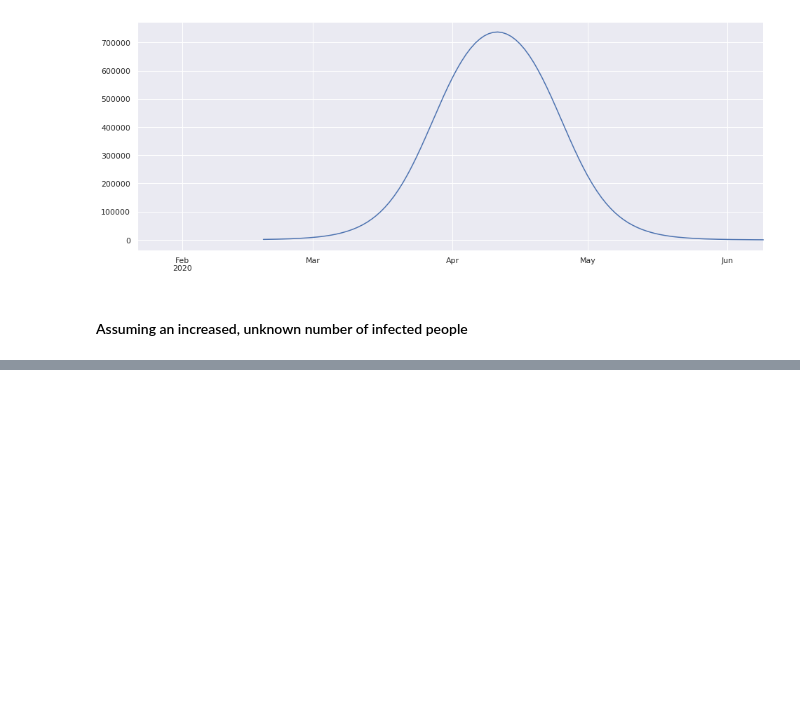
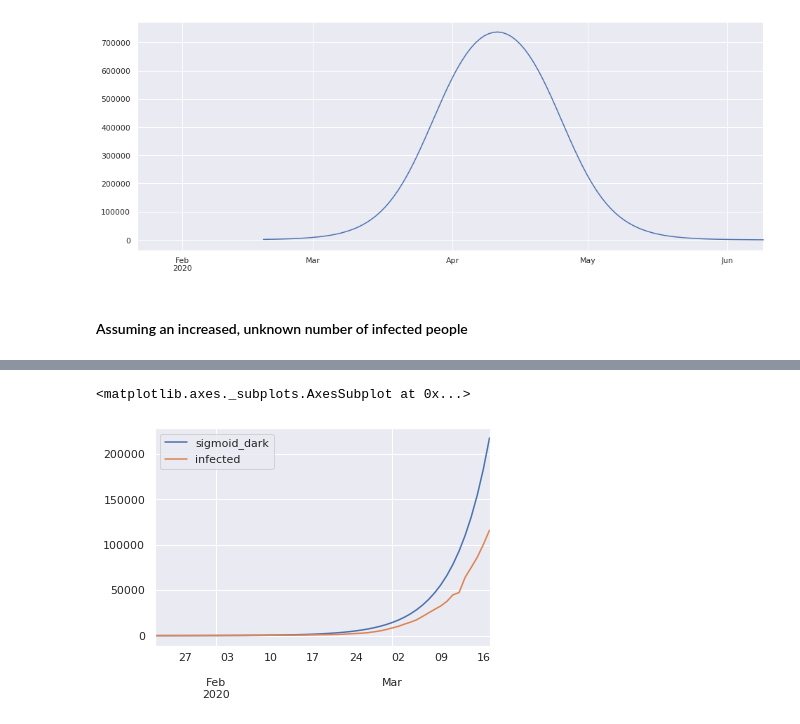
Before and after one commit to thomasniebler/covid, a Jupyter notebook: corona_fit.ipynb, the cells around one changed output, grey strips where cells are left out. Cells and saved outputs as stored; diff of their text form; code cells hidden in the pictures; blank space fills up the shorter version.

```diff
--- a/corona_fit.ipynb
+++ b/corona_fit.ipynb
@@ -167,0 +176,9 @@ RuntimeError: Optimal parameters not found: Number of calls to function has reac
+# %%
+sigmoid_fit_dark = pd.DataFrame(data=sigmoid(total_numbers_index, *popt), index=total_numbers_df.index, columns=["sigmoid_dark"])
+
+sigmoid_fit_dark.join(total_numbers_df).plot()
+
+#total_numbers_dark.join(total_numbers_df).plot()
+# %% [output]
+<matplotlib.axes._subplots.AxesSubplot at 0x...>
+[figure, added]
```
Also changed, not shown: parts of 16 cells of this notebook.
